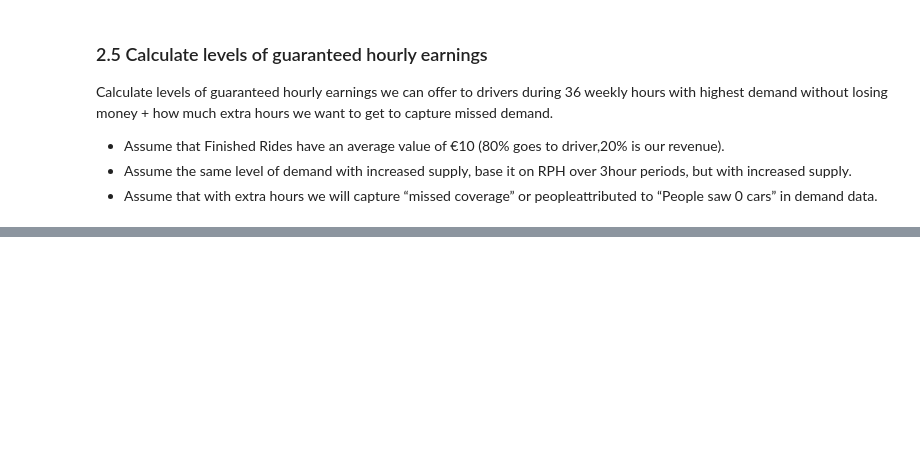
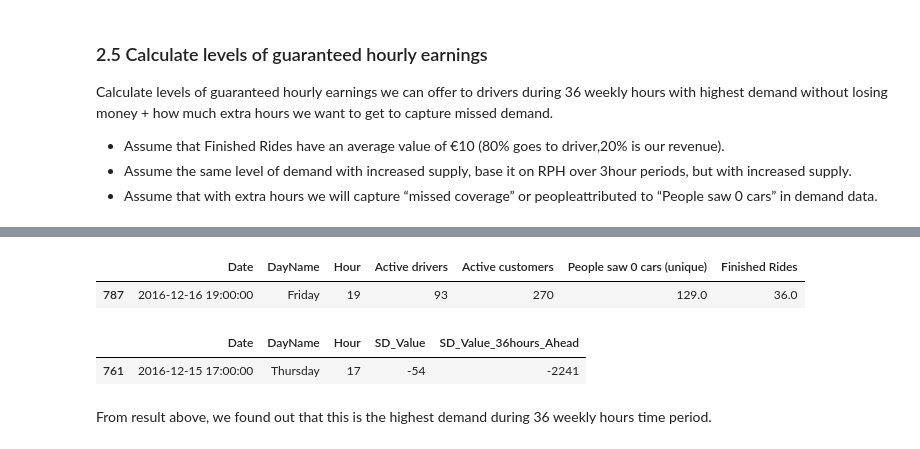
Before and after one commit to enliktjioe/PythonProjects, a Jupyter notebook: Bolt_DA_Test/Supply_and_Demand.ipynb, the cells around one changed output, grey strips where cells are left out. Saved outputs shown, nothing was run; the diff lists cells and outputs as text; code cells hidden in the pictures; blank space fills up the shorter version.

Commit message:
Progressing question 5

```diff
--- a/Bolt_DA_Test/Supply_and_Demand.ipynb
+++ b/Bolt_DA_Test/Supply_and_Demand.ipynb
@@ -443,0 +501,15 @@ Calculate levels of guaranteed hourly earnings we can offer to drivers during 36
+# %%
+# Get the row with the highest demand based on daily basis
+q5[q5['Active customers'] == q5['Active customers'].max()]
+# %% [output]
+|  | Date | DayName | Hour | Active drivers | Active customers | People saw 0 cars (unique) | Finished Rides |
+| 787 | 2016-12-16 19:00:00 | Friday | 19 | 93 | 270 | 129.0 | 36.0 |
+# %%
+# Get the row with the highest demand based on 36 weekly hours
+# using dataframe "q1" from question1
+q1[q1['SD_Value_36hours_Ahead'] == q1['SD_Value_36hours_Ahead'].min()] # using min value means value with a low supply, but has high demand
+# %% [output]
+|  | Date | DayName | Hour | SD_Value | SD_Value_36hours_Ahead |
+| 761 | 2016-12-15 17:00:00 | Thursday | 17 | -54 | -2241 |
+# %% [markdown]
+From result above, we found out that this is the highest demand during 36 weekly hours time period.
```
Also changed, not shown: parts of 11 cells of this notebook.
